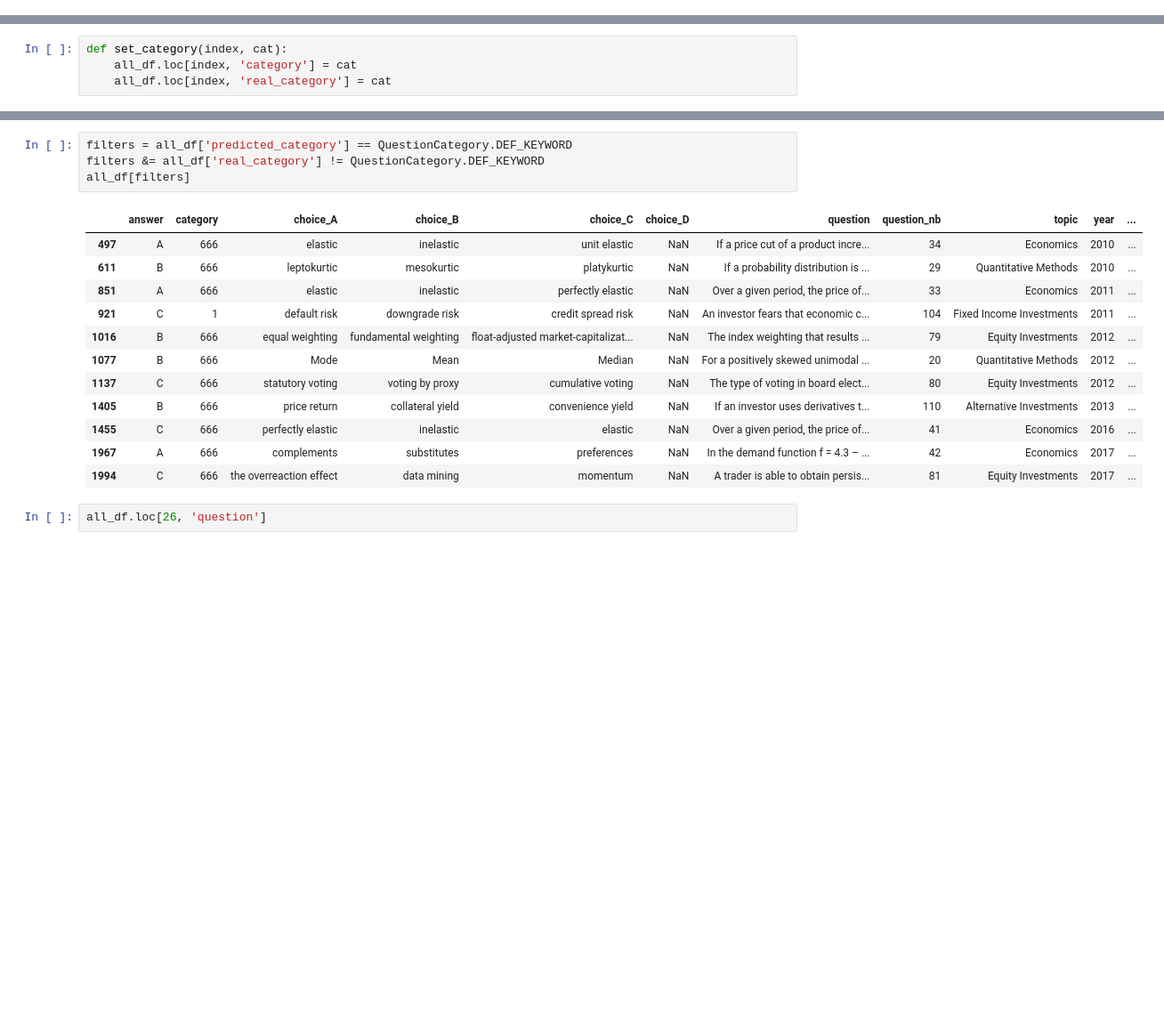
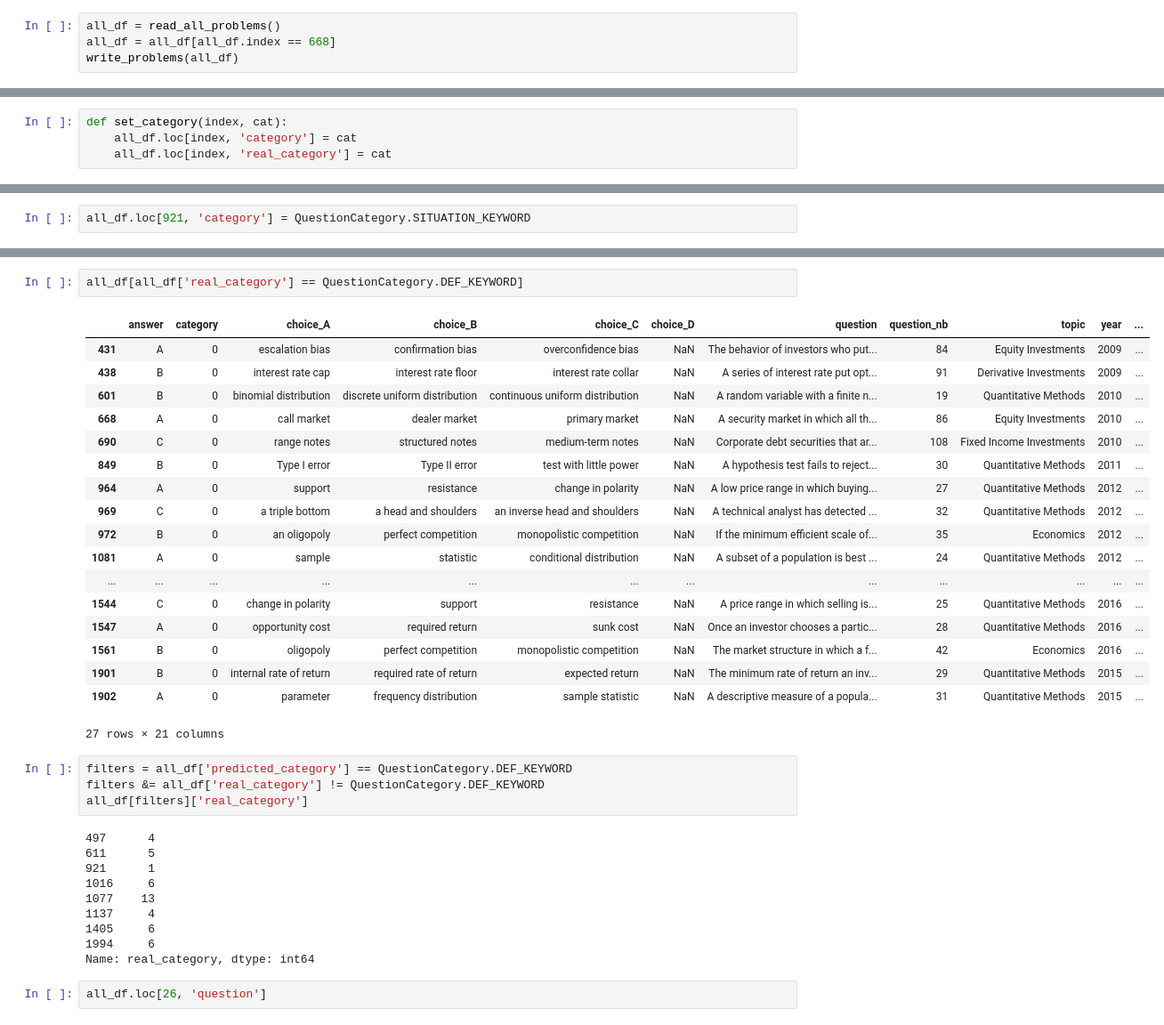
Before and after one commit to CfaBotTeam/CfaBot, a Jupyter notebook: Playground/Classify_Questions.ipynb, the cells around one changed output, grey strips where cells are left out. Shown at 89% size. Cells and saved outputs as stored; diff of their text form; blank space fills up the shorter version.

```diff
--- a/Playground/Classify_Questions.ipynb
+++ b/Playground/Classify_Questions.ipynb
@@ -238,3 +244,7 @@ all_df[all_df['question'].str.contains("Which of the following is a key characte
+# %%
+all_df = read_all_problems()
+all_df = all_df[all_df.index == 668]
+write_problems(all_df)
 # %%
 def display_dependencies(sentence):
     doc = nlp(sentence)
@@ -264,0 +278,2 @@ def get_verb_centrality(problem):
+# %%
+all_df.loc[921, 'category'] = QuestionCategory.SITUATION_KEYWORD
@@ -265,20 +289,38 @@ def get_verb_centrality(problem):
+# %%
+all_df[all_df['real_category'] == QuestionCategory.DEF_KEYWORD]
+# %% [output]
+|  | answer | category | choice_A | choice_B | choice_C | choice_D | question | question_nb | topic | year | ... |
+| 431 | A | 0 | escalation bias | confirmation bias | overconfidence bias | NaN | The behavior of investors who put... | 84 | Equity Investments | 2009 | ... |
+| 438 | B | 0 | interest rate cap | interest rate floor | interest rate collar | NaN | A series of interest rate put opt... | 91 | Derivative Investments | 2009 | ... |
+| 601 | B | 0 | binomial distribution | discrete uniform distribution | continuous uniform distribution | NaN | A random variable with a finite n... | 19 | Quantitative Methods | 2010 | ... |
+| 668 | A | 0 | call market | dealer market | primary market | NaN | A security market in which all th... | 86 | Equity Investments | 2010 | ... |
+| 690 | C | 0 | range notes | structured notes | medium-term notes | NaN | Corporate debt securities that ar... | 108 | Fixed Income Investments | 2010 | ... |
+| 849 | B | 0 | Type I error | Type II error | test with little power | NaN | A hypothesis test fails to reject... | 30 | Quantitative Methods | 2011 | ... |
+| 964 | A | 0 | support | resistance | change in polarity | NaN | A low price range in which buying... | 27 | Quantitative Methods | 2012 | ... |
+| 969 | C | 0 | a triple bottom | a head and shoulders | an inverse head and shoulders | NaN | A technical analyst has detected ... | 32 | Quantitative Methods | 2012 | ... |
+| 972 | B | 0 | an oligopoly | perfect competition | monopolistic competition | NaN | If the minimum efficient scale of... | 35 | Economics | 2012 | ... |
+| 1081 | A | 0 | sample | statistic | conditional distribution | NaN | A subset of a population is best ... | 24 | Quantitative Methods | 2012 | ... |
+| ... | ... | ... | ... | ... | ... | ... | ... | ... | ... | ... | ... |
+| 1544 | C | 0 | change in polarity | support | resistance | NaN | A price range in which selling is... | 25 | Quantitative Methods | 2016 | ... |
+| 1547 | A | 0 | opportunity cost | required return | sunk cost | NaN | Once an investor chooses a partic... | 28 | Quantitative Methods | 2016 | ... |
+| 1561 | B | 0 | oligopoly | perfect competition | monopolistic competition | NaN | The market structure in which a f... | 42 | Economics | 2016 | ... |
+| 1901 | B | 0 | internal rate of return | required rate of return | expected return | NaN | The minimum rate of return an inv... | 29 | Quantitative Methods | 2015 | ... |
+| 1902 | A | 0 | parameter | frequency distribution | sample statistic | NaN | A descriptive measure of a popula... | 31 | Quantitative Methods | 2015 | ... |
+27 rows × 21 columns
 # %%
 filters = all_df['predicted_category'] == QuestionCategory.DEF_KEYWORD
 filters &= all_df['real_category'] != QuestionCategory.DEF_KEYWORD
-all_df[filters]
+all_df[filters]['real_category']
 # %% [output]
-|  | answer | category | choice_A | choice_B | choice_C | choice_D | question | question_nb | topic | year | ... |
-| 497 | A | 666 | elastic | inelastic | unit elastic | NaN | If a price cut of a product incre... | 34 | Economics | 2010 | ... |
-| 611 | B | 666 | leptokurtic | mesokurtic | platykurtic | NaN | If a probability distribution is ... | 29 | Quantitative Methods | 2010 | ... |
-| 851 | A | 666 | elastic | inelastic | perfectly elastic | NaN | Over a given period, the price of... | 33 | Economics | 2011 | ... |
-| 921 | C | 1 | default risk | downgrade risk | credit spread risk | NaN | An investor fears that economic c... | 104 | Fixed Income Investments | 2011 | ... |
-| 1016 | B | 666 | equal weighting | fundamental weighting | float-adjusted market-capitalizat... | NaN | The index weighting that results ... | 79 | Equity Investments | 2012 | ... |
-| 1077 | B | 666 | Mode | Mean | Median | NaN | For a positively skewed unimodal ... | 20 | Quantitative Methods | 2012 | ... |
-| 1137 | C | 666 | statutory voting | voting by proxy | cumulative voting | NaN | The type of voting in board elect... | 80 | Equity Investments | 2012 | ... |
-| 1405 | B | 666 | price return | collateral yield | convenience yield | NaN | If an investor uses derivatives t... | 110 | Alternative Investments | 2013 | ... |
-| 1455 | C | 666 | perfectly elastic | inelastic | elastic | NaN | Over a given period, the price of... | 41 | Economics | 2016 | ... |
-| 1967 | A | 666 | complements | substitutes | preferences | NaN | In the demand function f = 4.3 – ... | 42 | Economics | 2017 | ... |
-| 1994 | C | 666 | the overreaction effect | data mining | momentum | NaN | A trader is able to obtain persis... | 81 | Equity Investments | 2017 | ... |
+497      4
+611      5
+921      1
+1016     6
+1077    13
+1137     4
+1405     6
+1994     6
+Name: real_category, dtype: int64
 # %%
 all_df.loc[26, 'question']
 # %% [output]
```
Also changed, not shown: parts of 9 cells of this notebook, 13 other files.
